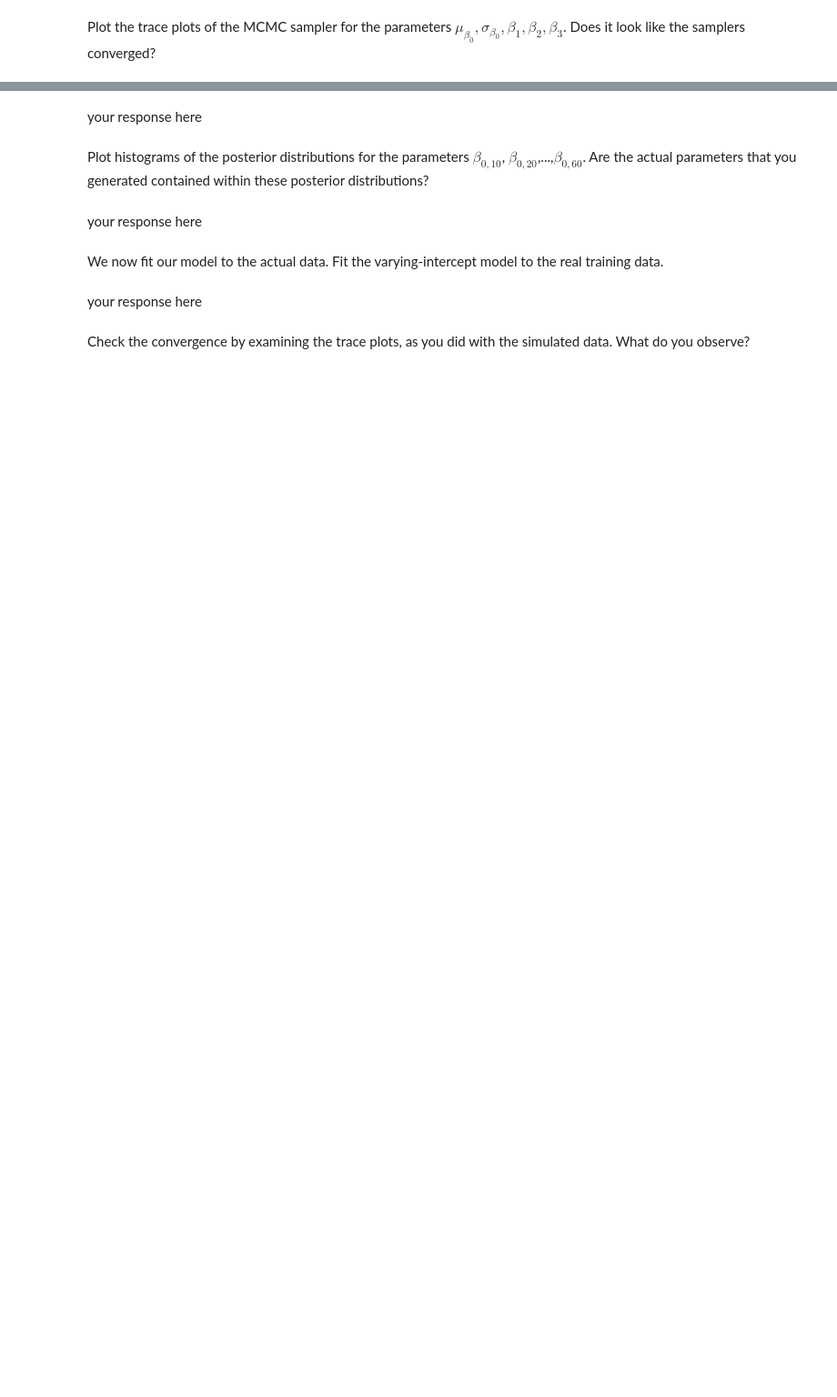
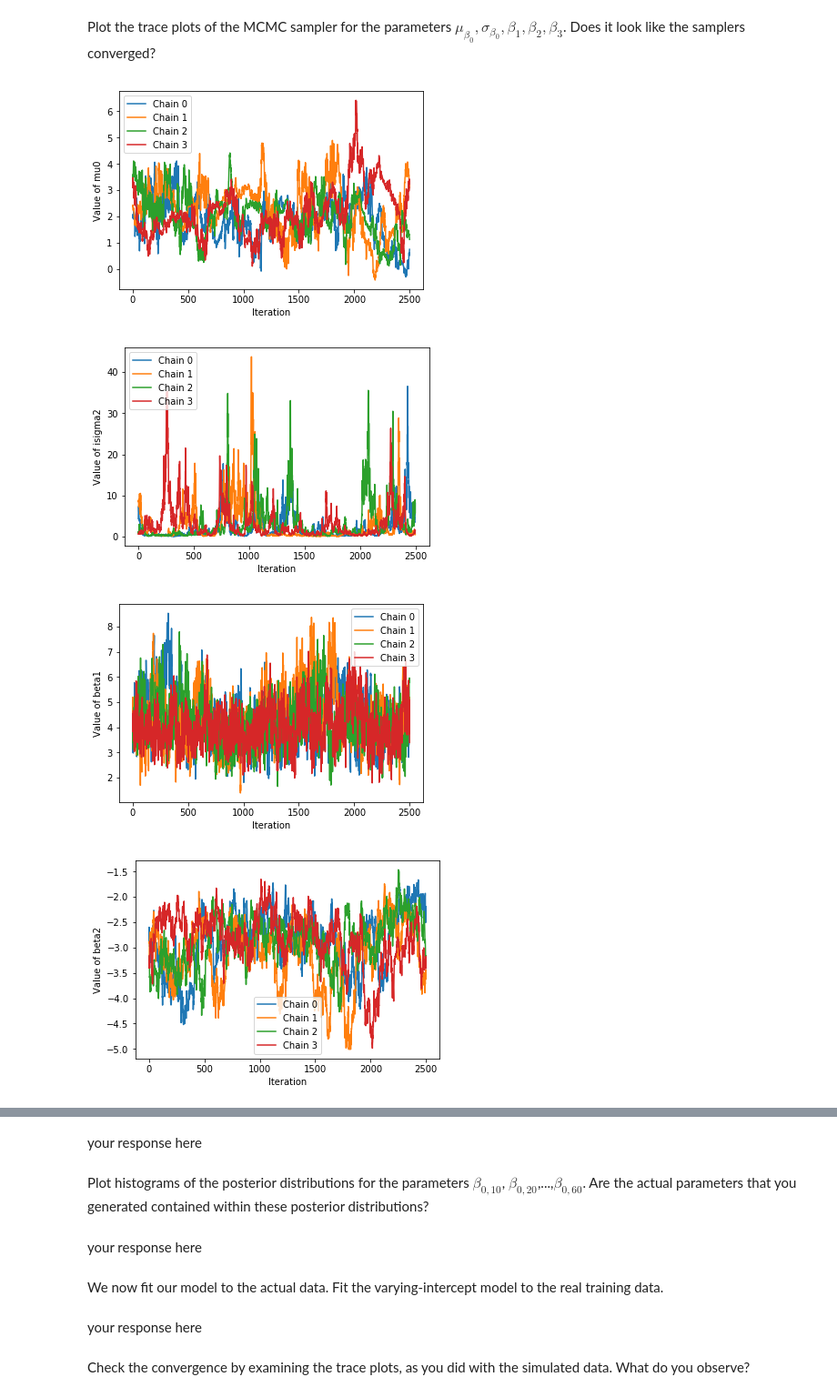
Before and after one commit to srk-apts/CS109B, a Jupyter notebook: HW/cs109b_hw6.ipynb, the cells around one changed output, grey strips where cells are left out. Shown: that part at 91% size. Saved outputs shown, nothing was run; the diff lists cells and outputs as text; code cells hidden in the pictures; blank space fills up the shorter version.

```diff
--- a/HW/cs109b_hw6.ipynb
+++ b/HW/cs109b_hw6.ipynb
@@ -161,8 +166,6 @@ train.describe()
 | 50% | 29.000000 | 0.000000 | 3.000000 | -1.559900 | 0.000000 |
 | 75% | 46.000000 | 1.000000 | 4.000000 | 6.440000 | 1.000000 |
 | max | 61.000000 | 1.000000 | 4.000000 | 19.440000 | 1.000000 |
-# %%
-train['age_mean'] = pd.to_numeric(train['age_mean'], errors='coerce')
 # %%
 train.dtypes
 # %% [output]
@@ -244,2 +234,4 @@ y[1] is a logical node and cannot be observed
+# %%
+train['simulated_y'] = y_simulated
 # %% [markdown]
 Fit the varying-intercept model specified above to your simulated data.
@@ -247,0 +259,13 @@ Fit the varying-intercept model specified above to your simulated data.
+# %%
+observed_vals = {'y': train["simulated_y"],
+                 'urban': train["urban"],
+                 'living_children': train["living.children"],
+                 'age_mean': train["age_mean"],
+                 'district': train["district"],
+                 'J': train["district"].unique(),
+                 'N': train.shape[0]}
+
+num_chains = 4
+train_model = pyjags.Model(code=varying_intercept_code, data=observed_vals, chains=4)
+burnin = train_model.sample(500)
+samples = train_model.sample(2500)
@@ -251,0 +288,22 @@ Plot the trace plots of the MCMC sampler for the parameters $\mu_{\beta_0}, \sig
+# %%
+def plot_trace(samples, varnames, entry=0):
+    plt.plot()
+
+    for var in varnames:
+        sample_array = samples[var]
+        plt.xlabel("Iteration")
+        plt.ylabel("Value of {}".format(var))
+
+        vec_len, num_samples, num_chains = sample_array.shape
+        for cur_chain in range(num_chains):
+            cur_label = "Chain {}".format(cur_chain)
+            plt.plot(range(num_samples),sample_array[entry,:,cur_chain], label=cur_label)
+        plt.legend()
+        plt.show()
+# %%
+plot_trace(samples, varnames=['mu0', 'isigma2', 'beta1', 'beta2', 'beta3'])
+# %% [output]
+[figure, added]
+[figure, added]
+[figure, added]
+[figure, added]
```
Also changed, not shown: parts of 11 cells of this notebook, 1 other file.
